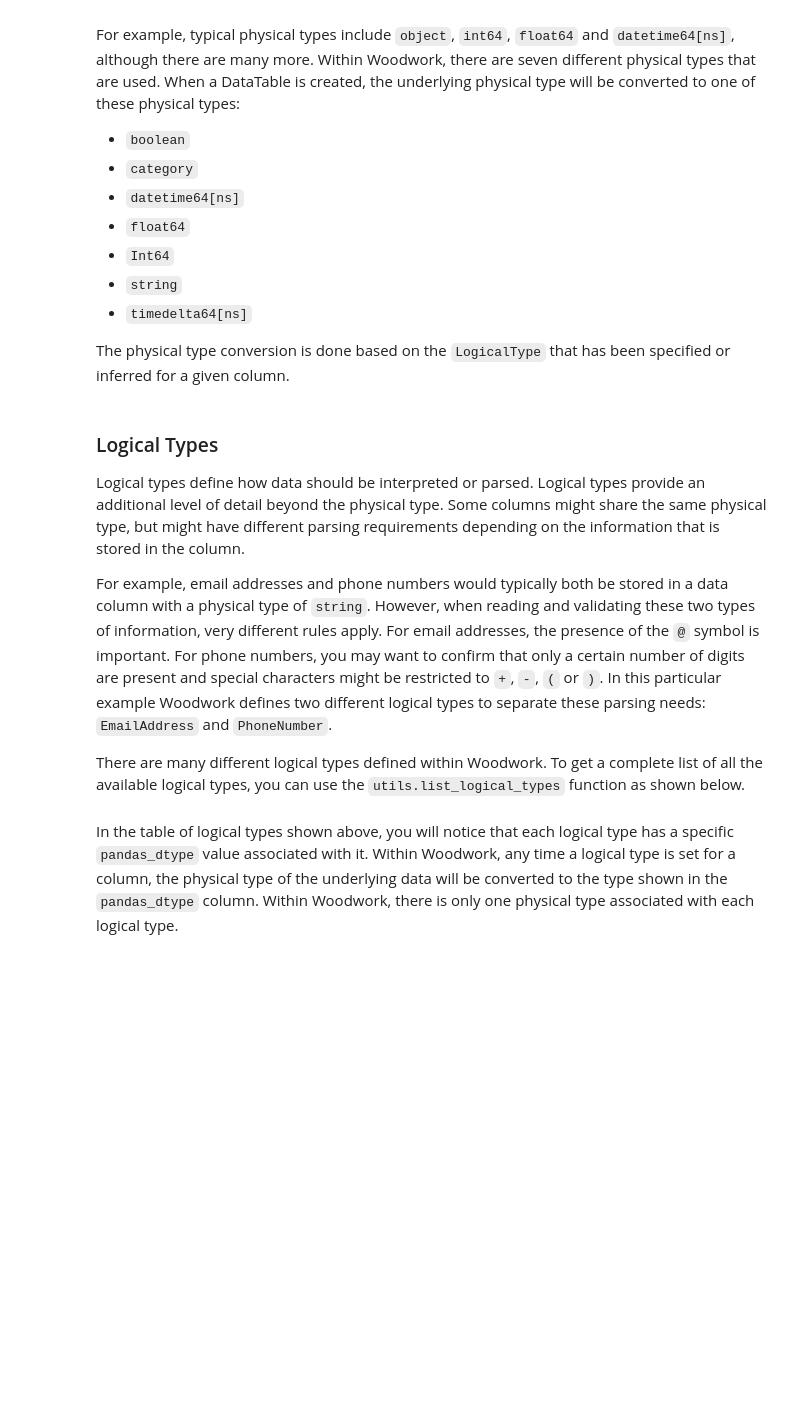
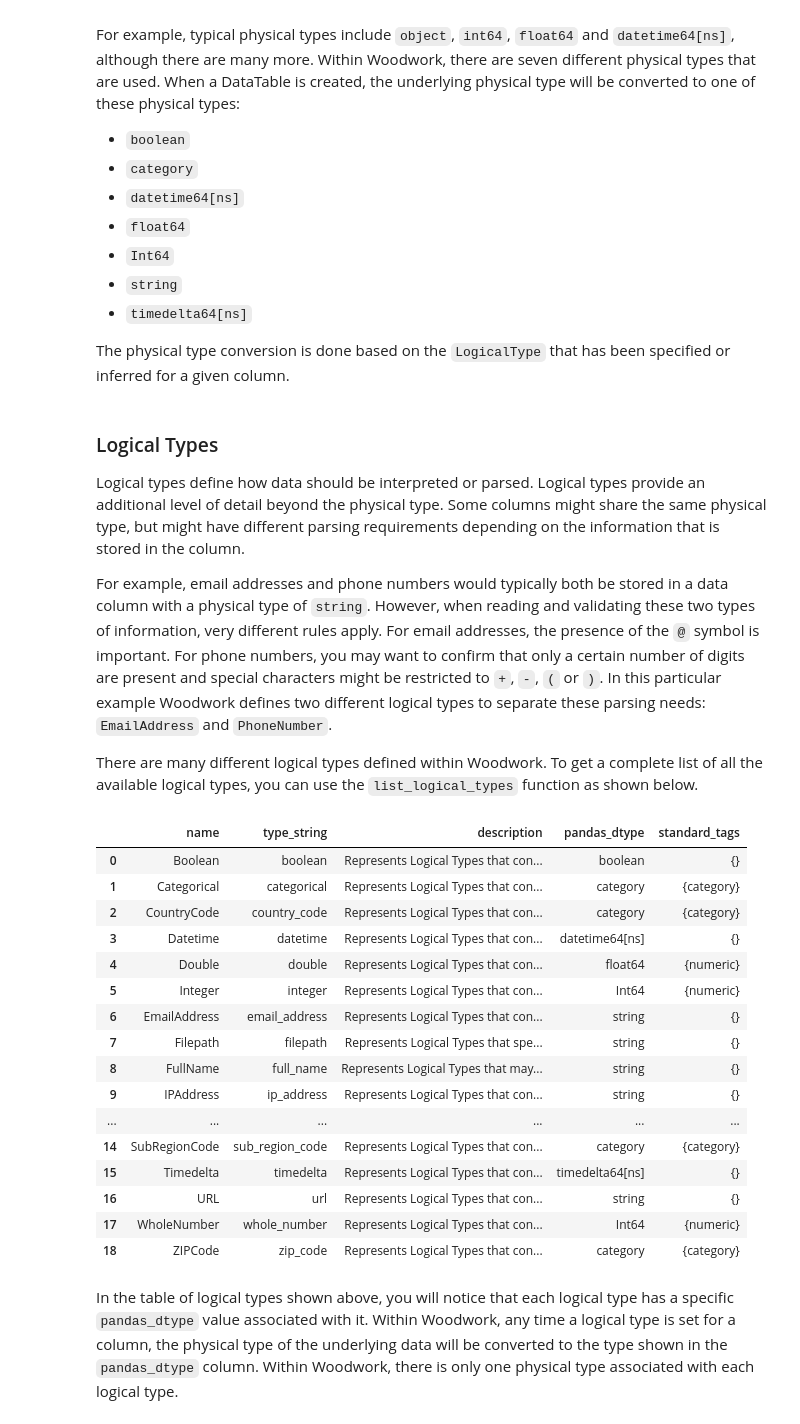
Before and after one commit to alteryx/woodwork, a Jupyter notebook: docs/source/guides/understanding_types_and_tags.ipynb, the cells around one changed output. Cells and saved outputs as stored; diff of their text form; code cells hidden in the pictures; blank space fills up the shorter version.

```diff
--- a/docs/source/guides/understanding_types_and_tags.ipynb
+++ b/docs/source/guides/understanding_types_and_tags.ipynb
@@ -35,4 +35,4 @@ Logical types define how data should be interpreted or parsed. Logical types pro
 
 For example, email addresses and phone numbers would typically both be stored in a data column with a physical type of `string`. However, when reading and validating these two types of information, very different rules apply. For email addresses, the presence of the `@` symbol is important. For phone numbers, you may want to confirm that only a certain number of digits are present and special characters might be restricted to `+`, `-`, `(` or `)`. In this particular example Woodwork defines two different logical types to separate these parsing needs: `EmailAddress` and `PhoneNumber`.
 
-There are many different logical types defined within Woodwork. To get a complete list of all the available logical types, you can use the `utils.list_logical_types` function as shown below.
+There are many different logical types defined within Woodwork. To get a complete list of all the available logical types, you can use the `list_logical_types` function as shown below.
@@ -42,3 +39,24 @@ ww.utils.list_logical_types()
+# %%
+from woodwork import list_logical_types
+list_logical_types()
+# %% [output]
+|  | name | type_string | description | pandas_dtype | standard_tags |
+| 0 | Boolean | boolean | Represents Logical Types that con... | boolean | {} |
+| 1 | Categorical | categorical | Represents Logical Types that con... | category | {category} |
+| 2 | CountryCode | country_code | Represents Logical Types that con... | category | {category} |
+| 3 | Datetime | datetime | Represents Logical Types that con... | datetime64[ns] | {} |
+| 4 | Double | double | Represents Logical Types that con... | float64 | {numeric} |
+| 5 | Integer | integer | Represents Logical Types that con... | Int64 | {numeric} |
+| 6 | EmailAddress | email_address | Represents Logical Types that con... | string | {} |
+| 7 | Filepath | filepath | Represents Logical Types that spe... | string | {} |
+| 8 | FullName | full_name | Represents Logical Types that may... | string | {} |
+| 9 | IPAddress | ip_address | Represents Logical Types that con... | string | {} |
+| ... | ... | ... | ... | ... | ... |
+| 14 | SubRegionCode | sub_region_code | Represents Logical Types that con... | category | {category} |
+| 15 | Timedelta | timedelta | Represents Logical Types that con... | timedelta64[ns] | {} |
+| 16 | URL | url | Represents Logical Types that con... | string | {} |
+| 17 | WholeNumber | whole_number | Represents Logical Types that con... | Int64 | {numeric} |
+| 18 | ZIPCode | zip_code | Represents Logical Types that con... | category | {category} |
 # %% [markdown]
 In the table of logical types shown above, you will notice that each logical type has a specific `pandas_dtype` value associated with it. Within Woodwork, any time a logical type is set for a column, the physical type of the underlying data will be converted to the type shown in the `pandas_dtype` column. Within Woodwork, there is only one physical type associated with each logical type.
 # %% [markdown]
```
Also changed, not shown: parts of 21 cells of this notebook, 1 other file.
